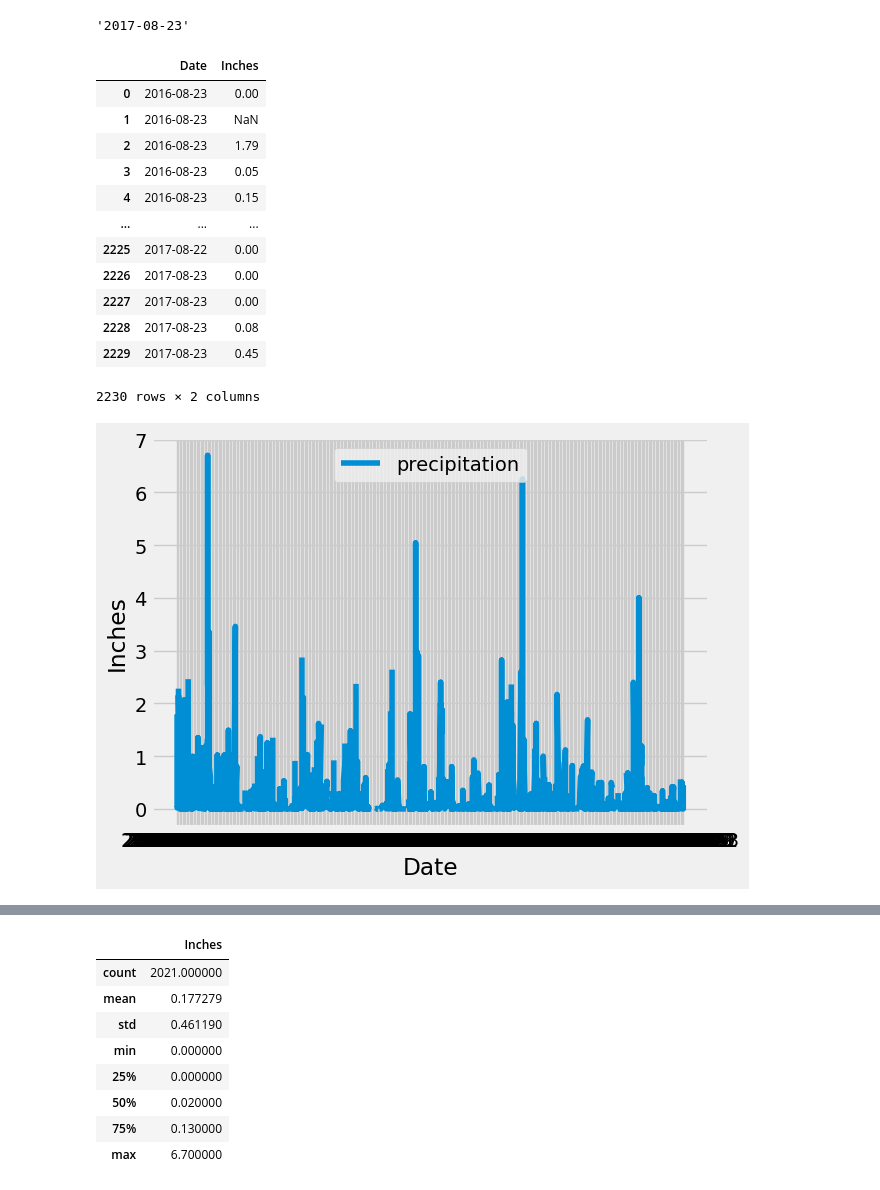
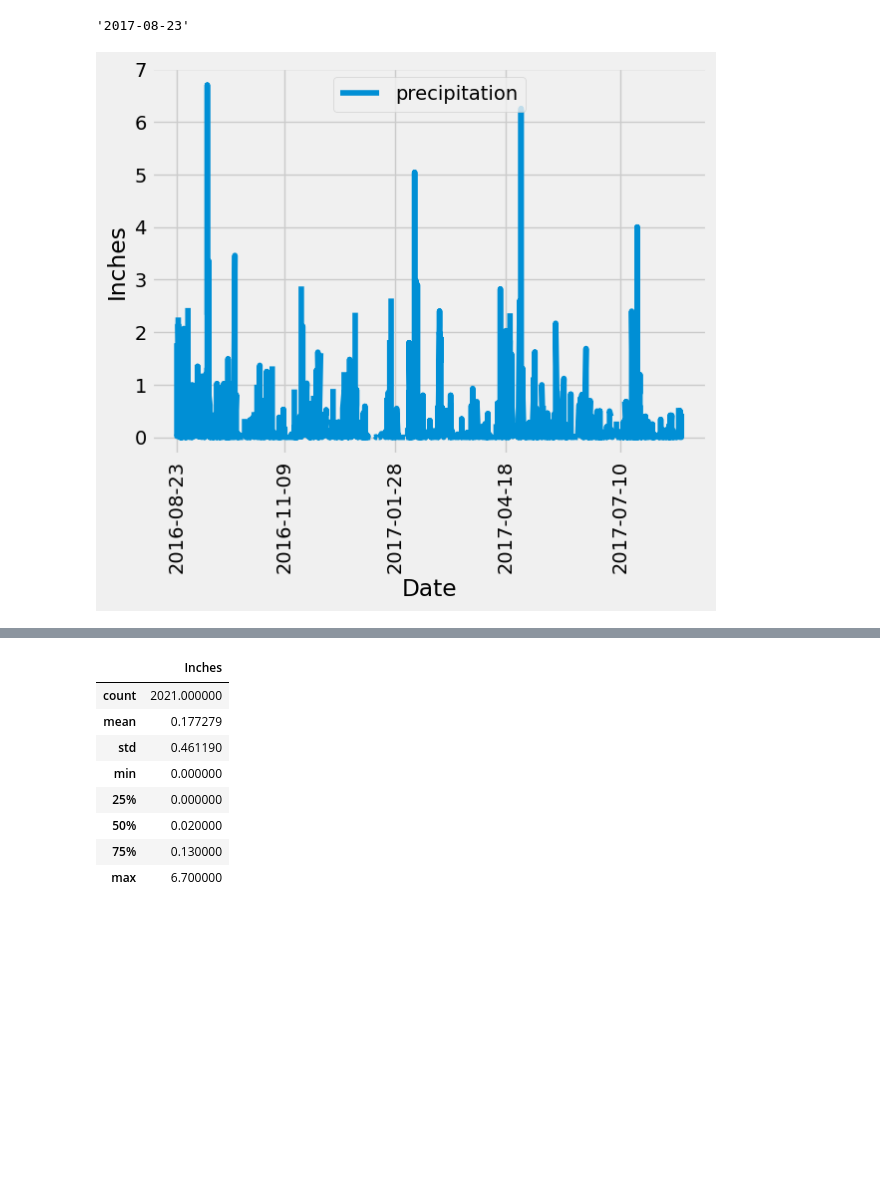
Before and after one commit to ddaniel2024/Module-10-Advanced-SQL, a Jupyter notebook: climate_starter.ipynb, the cells around one changed output, grey strips where cells are left out. Cells and saved outputs as stored; diff of their text form; code cells hidden in the pictures; blank space fills up the shorter version.

Commit message:
finished bar plot

```diff
--- a/climate_starter.ipynb
+++ b/climate_starter.ipynb
@@ -46,38 +46,27 @@ recent_date
 # %%
 # Design a query to retrieve the last 12 months of precipitation data and plot the results.
 # Starting from the most recent data point in the database.
 
 # Calculate the date one year from the last date in data set.
 
 # Perform a query to retrieve the data and precipitation scores
 rain = session.query(measurement.date, measurement.prcp).filter(measurement.date >= "2016-08-23").all()
 
 # Save the query results as a Pandas DataFrame. Explicitly set the column names
 rain_df = pd.DataFrame(rain, columns = ["Date", "Inches"])
 
 # Sort the dataframe by date
 rain_df = rain_df.sort_values("Date").reset_index(drop=True)
-rain_df
+
+# Use Pandas Plotting with Matplotlib to plot the data
+plt.plot(rain_df["Date"], rain_df["Inches"], label="precipitation")
+
+#https://stackoverflow.com/questions/54783160/x-axis-tick-labels-are-too-dense-when-drawing-plots
+plt.xticks(rain_df["Date"][::500], rotation="vertical")
+
+plt.ylabel("Inches")
+plt.xlabel("Date")
+plt.legend(loc="upper center")
+plt.show()
 # %% [output]
-|  | Date | Inches |
-| 0 | 2016-08-23 | 0.00 |
-| 1 | 2016-08-23 | NaN |
-| 2 | 2016-08-23 | 1.79 |
-| 3 | 2016-08-23 | 0.05 |
-| 4 | 2016-08-23 | 0.15 |
-| ... | ... | ... |
-| 2225 | 2017-08-22 | 0.00 |
-| 2226 | 2017-08-23 | 0.00 |
-| 2227 | 2017-08-23 | 0.00 |
-| 2228 | 2017-08-23 | 0.08 |
-| 2229 | 2017-08-23 | 0.45 |
-2230 rows × 2 columns
+[figure, added]
-# %%
-plt.plot(rain_df["Date"], rain_df["Inches"], label="precipitation")
-
-plt.ylabel("Inches")
-plt.xlabel("Date")
-plt.legend(loc="upper center")
-plt.show()
-# %% [output]
-[figure, removed]
```
Also changed, not shown: parts of 1 cell of this notebook.
